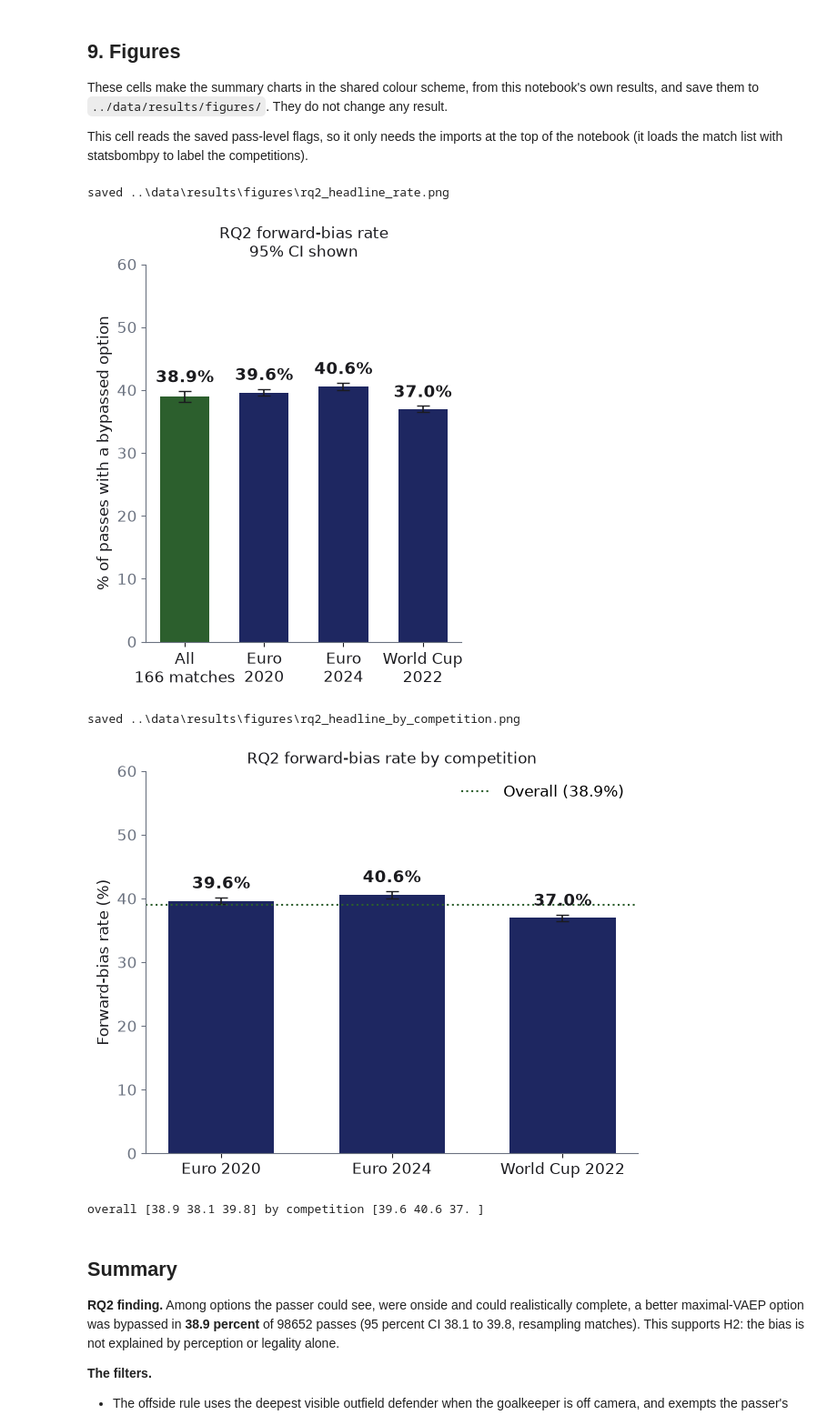
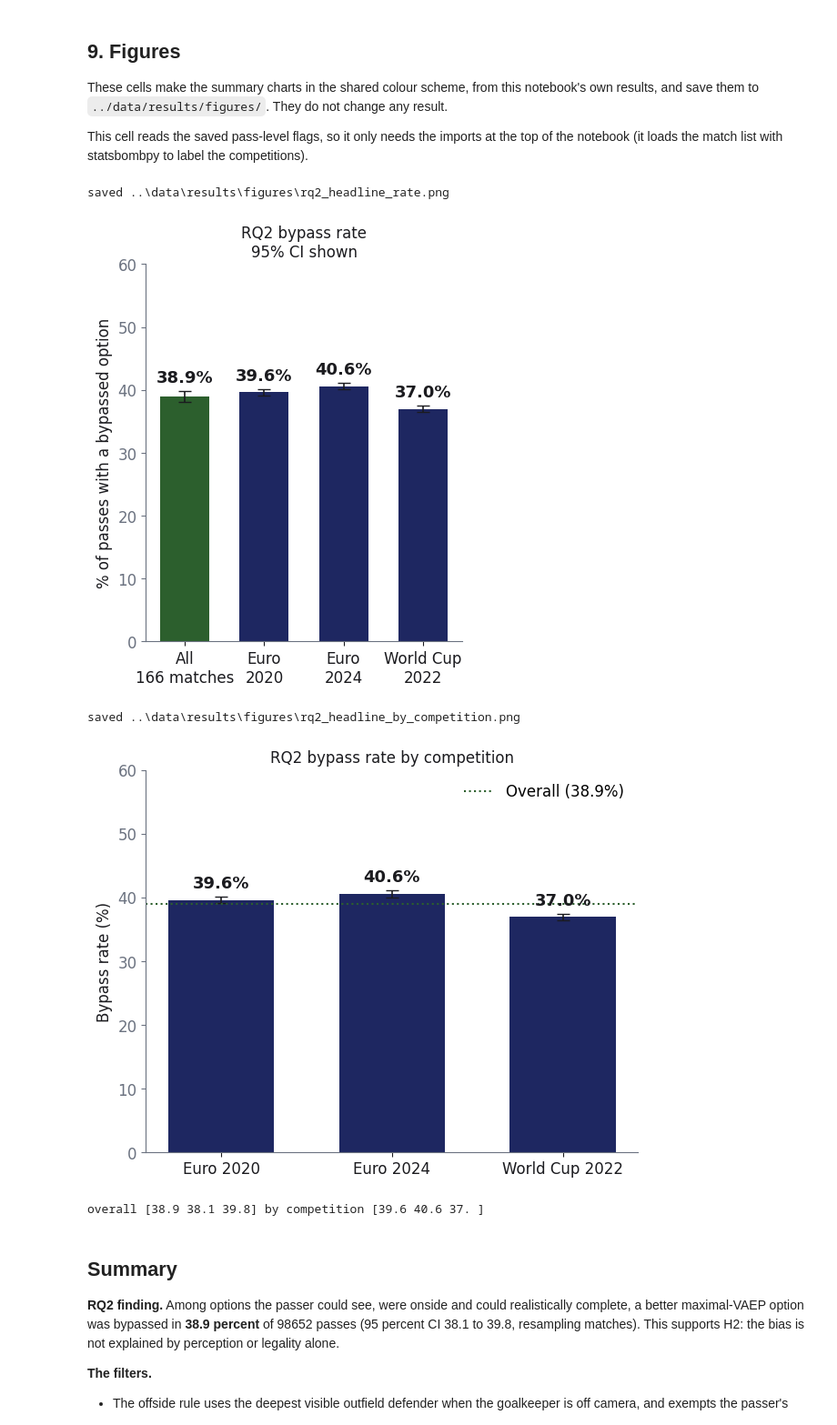
Before and after one commit to Raeesa12/perception-aware-passing-in-football, a Jupyter notebook: notebooks/02_layer2_bias_analysis.ipynb, the cells around one changed output. Shown at 91% size. Drawn from its saved outputs; the diff is of its cells as text; code cells hidden in the pictures.

```diff
--- a/notebooks/02_layer2_bias_analysis.ipynb
+++ b/notebooks/02_layer2_bias_analysis.ipynb
@@ -1455,7 +1455,7 @@ for _, row in example_rows.iterrows():
         ax.plot(x, y, 'X', color='grey', markersize=12, zorder=4)
     elif row['offside']:
         ax.plot(x, y, 's', color='#7F8FC0', markersize=12, zorder=4)
-    elif row['legitimate_forward_progressive']:
+    elif row['legitimate_maximal_vaep']:
         ax.plot(x, y, '*', color='#2C5F2D', markersize=24, zorder=6)
     else:
         ax.plot(x, y, 'o', color='#1E2761', markersize=10, zorder=4)
@@ -1484,7 +1484,7 @@ fig.tight_layout()
 save_fig(fig, 'rq2_worked_example_pitch.png')
 plt.show()
 
-star_row = example_rows[example_rows['legitimate_forward_progressive']].iloc[0]
+star_row = example_rows[example_rows['legitimate_maximal_vaep']].iloc[0]
 star_features = compute_xp_features(passer_loc, (star_row['cand_x'], star_row['cand_y']), frame_rows_example)
 print(f"Bypassed option, distance to nearest defender: {star_features['nearest_defender_dist']:.2f}m, "
       f"defenders nearby: {star_features['defender_density']}, xP: {star_row['xp_value']:.3f}")
@@ -1601,7 +1601,7 @@ for _, row in example_rows_2.iterrows():
         ax.plot(x, y, 'X', color='grey', markersize=12, zorder=4)
     elif row['offside']:
         ax.plot(x, y, 's', color='#7F8FC0', markersize=12, zorder=4)
-    elif row['legitimate_forward_progressive']:
+    elif row['legitimate_maximal_vaep']:
         ax.plot(x, y, '*', color='#2C5F2D', markersize=24, zorder=6)
     else:
         ax.plot(x, y, 'o', color='#1E2761', markersize=10, zorder=4)
@@ -1630,7 +1630,7 @@ fig.tight_layout()
 save_fig(fig, 'rq2_worked_example_pitch_2.png')
 plt.show()
 
-star_row_2 = example_rows_2[example_rows_2['legitimate_forward_progressive']].iloc[0]
+star_row_2 = example_rows_2[example_rows_2['legitimate_maximal_vaep']].iloc[0]
 star_features_2 = compute_xp_features(passer_loc_2, (star_row_2['cand_x'], star_row_2['cand_y']), frame_rows_example_2)
 print(f"Bypassed option, distance to nearest defender: {star_features_2['nearest_defender_dist']:.2f}m, "
       f"defenders nearby: {star_features_2['defender_density']}, xP: {star_row_2['xp_value']:.3f}")
@@ -1749,7 +1749,7 @@ for _, row in example_rows_3.iterrows():
         ax.plot(x, y, 'X', color='grey', markersize=12, zorder=4)
     elif row['offside']:
         ax.plot(x, y, 's', color='#7F8FC0', markersize=12, zorder=4)
-    elif row['legitimate_forward_progressive']:
+    elif row['legitimate_maximal_vaep']:
         ax.plot(x, y, '*', color='#2C5F2D', markersize=24, zorder=6)
     else:
         ax.plot(x, y, 'o', color='#1E2761', markersize=10, zorder=4)
@@ -1778,7 +1778,7 @@ fig.tight_layout()
 save_fig(fig, 'rq2_worked_example_pitch_3.png')
 plt.show()
 
-star_row_3 = example_rows_3[example_rows_3['legitimate_forward_progressive']].iloc[0]
+star_row_3 = example_rows_3[example_rows_3['legitimate_maximal_vaep']].iloc[0]
 star_features_3 = compute_xp_features(passer_loc_3, (star_row_3['cand_x'], star_row_3['cand_y']), frame_rows_example_3)
 print(f"Bypassed option, distance to nearest defender: {star_features_3['nearest_defender_dist']:.2f}m, "
       f"defenders nearby: {star_features_3['defender_density']}, xP: {star_row_3['xp_value']:.3f}")
@@ -1829,18 +1829,18 @@ offside candidate (square) x: 85.95
 Across all 98652 passes, where on the pitch a legitimate maximal-VAEP option was available and bypassed, by the passer's location.
 # %%
 pass_level_full = candidates_full.groupby(['match_id', 'original_event_id']).agg(
-    had_legit_forward_option=('legitimate_forward_progressive', 'any'),
+    had_legit_option=('legitimate_maximal_vaep', 'any'),
     passer_x=('passer_location', lambda s: s.iloc[0][0]),
     passer_y=('passer_location', lambda s: s.iloc[0][1]),
 ).reset_index()
 
-bypassed = pass_level_full[pass_level_full['had_legit_forward_option']]
+bypassed = pass_level_full[pass_level_full['had_legit_option']]
 
 pitch = Pitch(pitch_type='statsbomb', line_color='black')
 fig, ax = pitch.draw(figsize=(10, 7))
 bin_statistic = pitch.bin_statistic(bypassed['passer_x'], bypassed['passer_y'], statistic='count', bins=(24, 16))
 pitch.heatmap(bin_statistic, ax=ax, cmap='Blues', edgecolors='none')
-ax.set_title(f'Where forward-bias passes originate\n(n={len(bypassed)} passes with a bypassed legitimate forward option)',
+ax.set_title(f'Where bypassed maximal-VAEP options originate\n(n={len(bypassed)} passes with a bypassed legitimate maximal-VAEP option)',
              fontsize=13)
 
 fig.tight_layout()
@@ -1941,7 +1941,7 @@ def deck_bars(ax, labels, vals, colours, lo=None, hi=None, fmt='{:.1f}%', ymax=N
 # %%
 # RQ2 headline chart and competition chart, from the saved pass-level flags.
 # Needs only the imports at the top of this notebook.
-pl = pd.read_pickle('../data/results/rq2_forward_bias_rate.pkl')
+pl = pd.read_pickle('../data/results/rq2_bypass_rate.pkl')
 pl['match_id'] = pl['match_id'].astype(str)
 comp_of = {}
 for name, cid, sid in [('Euro 2024', 55, 282), ('Euro 2020', 55, 43), ('World Cup 2022', 43, 106)]:
@@ -1950,47 +1950,47 @@ for name, cid, sid in [('Euro 2024', 55, 282), ('Euro 2020', 55, 43), ('World Cu
 pl['competition'] = pl['match_id'].map(comp_of)
 
 # overall rate with a 95% interval from resampling whole matches (same method as the option-pool cell)
-per_match = pl.groupby('match_id')['had_legit_forward_option'].agg(['sum', 'count'])
+per_match = pl.groupby('match_id')['had_legit_option'].agg(['sum', 'count'])
 idx = np.random.default_rng(0).integers(0, len(per_match), size=(5000, len(per_match)))
 boot = per_match['sum'].to_numpy()[idx].sum(axis=1) / per_match['count'].to_numpy()[idx].sum(axis=1)
-overall = [100 * pl['had_legit_forward_option'].mean(), 100 * np.percentile(boot, 2.5), 100 * np.percentile(boot, 97.5)]
+overall = [100 * pl['had_legit_option'].mean(), 100 * np.percentile(boot, 2.5), 100 * np.percentile(boot, 97.5)]
 
 # per competition, with Wilson intervals (same as the competition cell)
 def wilson(k, n, z=1.96):
     p = k / n
     centre = (p + z**2 / (2 * n)) / (1 + z**2 / n)
     half = z * np.sqrt(p * (1 - p) / n + z**2 / (4 * n**2)) / (1 + z**2 / n)
     return centre - half, centre + half
 
 comps = ['Euro 2020', 'Euro 2024', 'World Cup 2022']
 cv, clo, chi = [], [], []
 for c in comps:
-    g = pl.loc[pl['competition'] == c, 'had_legit_forward_option']
+    g = pl.loc[pl['competition'] == c, 'had_legit_option']
     lo, hi = wilson(g.sum(), len(g))
     cv.append(100 * g.mean()); clo.append(100 * lo); chi.append(100 * hi)
 
 fig, ax = plt.subplots(figsize=(4.48, 5.39))
 deck_bars(ax, ['All\n166 matches', 'Euro\n2020', 'Euro\n2024', 'World Cup\n2022'],
           [overall[0]] + cv, [GREEN, NAVY, NAVY, NAVY],
           [overall[1]] + clo, [overall[2]] + chi, ymax=60, off=0.8)
 ax.set_ylabel('% of passes with a bypassed option')
-ax.set_title('RQ2 forward-bias rate\n95% CI shown', fontsize=12, color=TXT)
+ax.set_title('RQ2 bypass rate\n95% CI shown', fontsize=12, color=TXT)
 save_fig(fig, 'rq2_headline_rate.png')
 plt.show()
 fig, ax = plt.subplots(figsize=(6.98, 5.46))
 deck_bars(ax, comps, cv, [NAVY] * 3, clo, chi, ymax=60, off=0.8)
 ax.axhline(overall[0], ls=':', color=GREEN, lw=1.5, label=f'Overall ({overall[0]:.1f}%)')
 ax.legend(frameon=False, loc='upper right')
-ax.set_ylabel('Forward-bias rate (%)')
-ax.set_title('RQ2 forward-bias rate by competition', fontsize=12, color=TXT)
+ax.set_ylabel('Bypass rate (%)')
+ax.set_title('RQ2 bypass rate by competition', fontsize=12, color=TXT)
 save_fig(fig, 'rq2_headline_by_competition.png')
 plt.show()
 print('overall', np.round(overall, 1), 'by competition', np.round(cv, 1))
 # %% [output]
 saved ..\data\results\figures\rq2_headline_rate.png
-[figure, old version]
+[figure, new version]
 saved ..\data\results\figures\rq2_headline_by_competition.png
-[figure, old version]
+[figure, new version]
 overall [38.9 38.1 39.8] by competition [39.6 40.6 37. ]
 # %% [markdown]
 ## Summary
```
Also changed, not shown: parts of 25 cells of this notebook, 7 other files.
